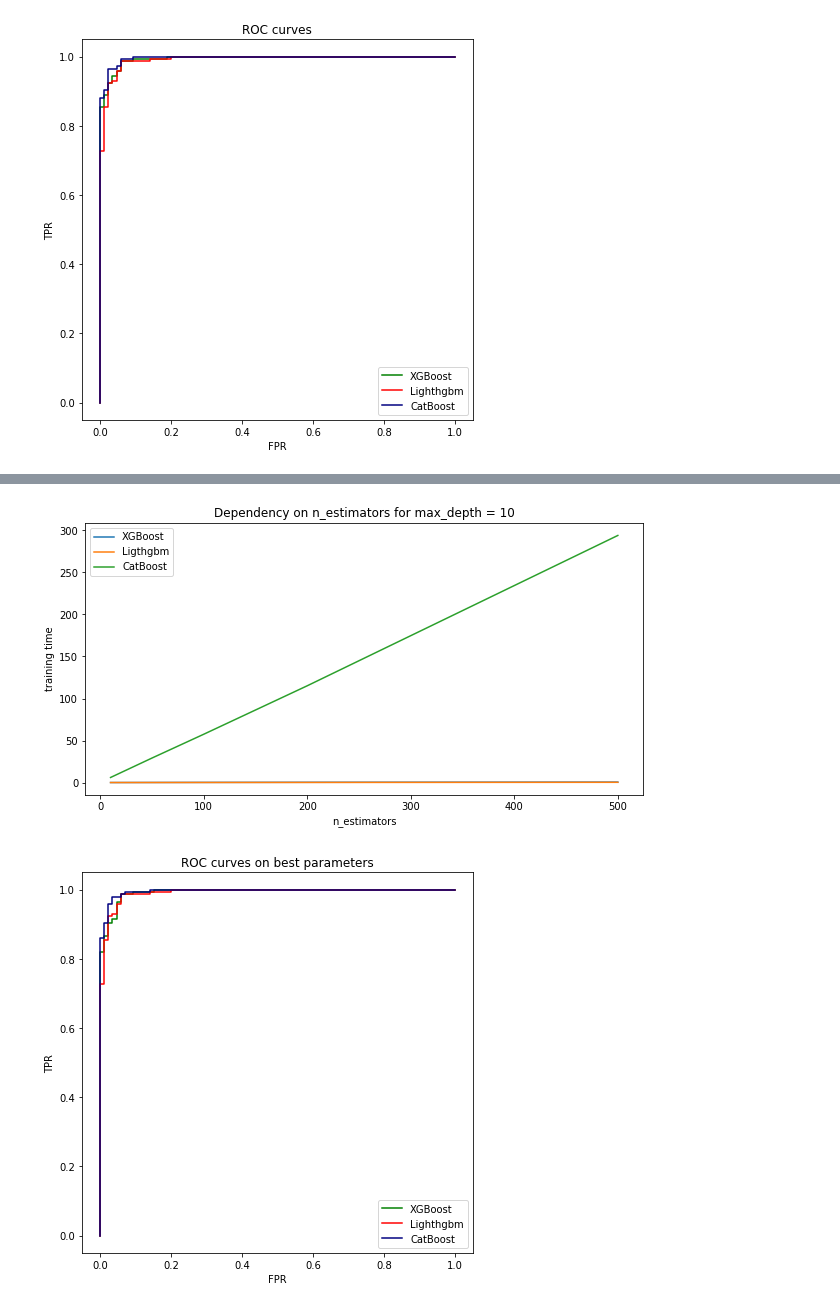
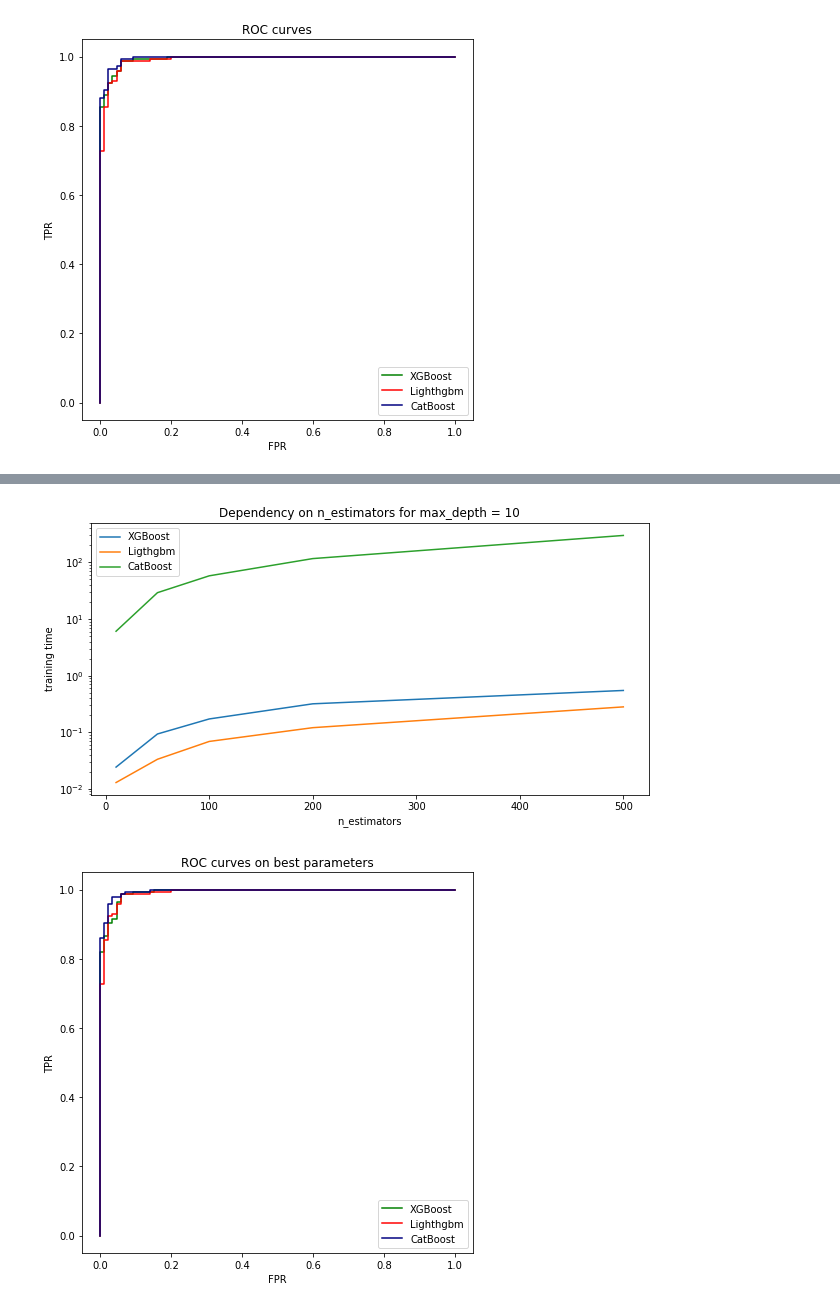
Before and after one commit to dzisandy/Machine-Learning, a Jupyter notebook: HW2/ML2019HW02-part2.ipynb, the cells around one changed output, grey strips where cells are left out. Cells and saved outputs as stored; diff of their text form; code cells hidden in the pictures.

```diff
--- a/HW2/ML2019HW02-part2.ipynb
+++ b/HW2/ML2019HW02-part2.ipynb
@@ -617,15 +621,15 @@ plt.show()
 # %%
 plt.figure(figsize = (10,5))
 plt.title('Dependency on n_estimators for max_depth = 10')
 plt.xlabel('n_estimators')
 plt.ylabel('training time')
-plt.plot(n_estimators,times_xgb_estimators, label = 'XGBoost')
-plt.plot(n_estimators,times_lgb_estimators, label = 'Ligthgbm')
-plt.plot(n_estimators,times_cat_estimators, label = 'CatBoost')
+plt.semilogy(n_estimators,times_xgb_estimators, label = 'XGBoost')
+plt.semilogy(n_estimators,times_lgb_estimators, label = 'Ligthgbm')
+plt.semilogy(n_estimators,times_cat_estimators, label = 'CatBoost')
 plt.legend()
 plt.show()
 # %% [output]
-[figure, old version]
+[figure, new version]
 # %%
 plt.figure(figsize = (7,7))
 plt.xlabel('FPR')
```
Also changed, not shown: parts of 13 cells of this notebook, 5 other files.
